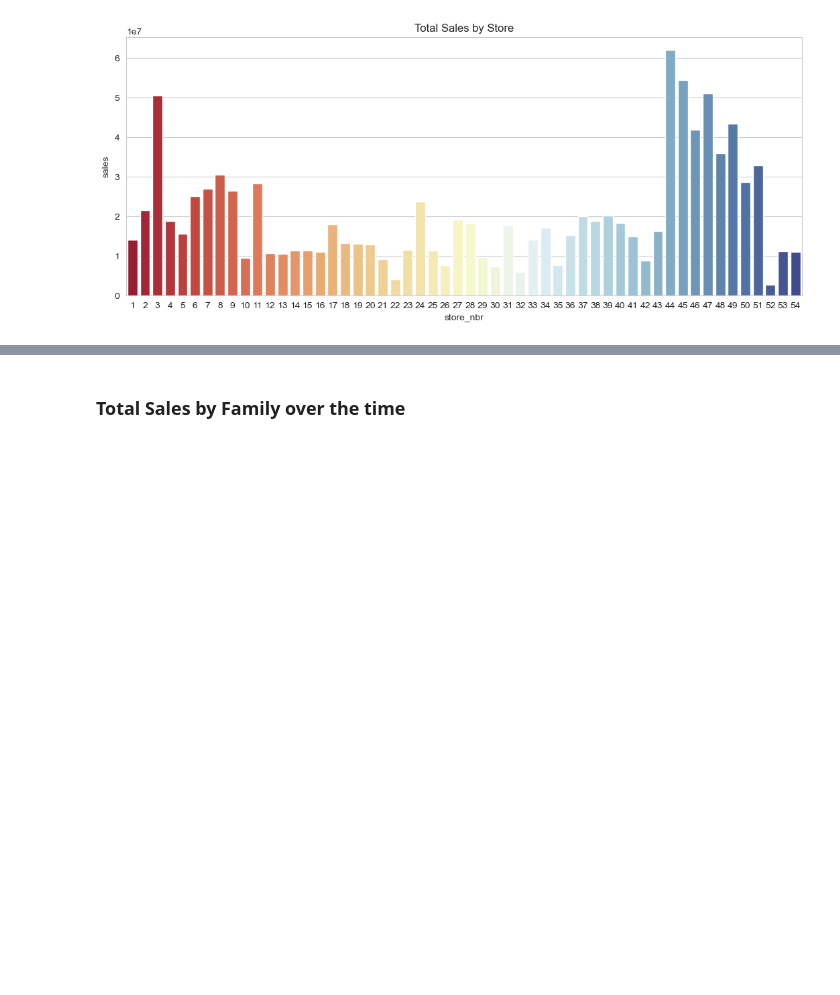
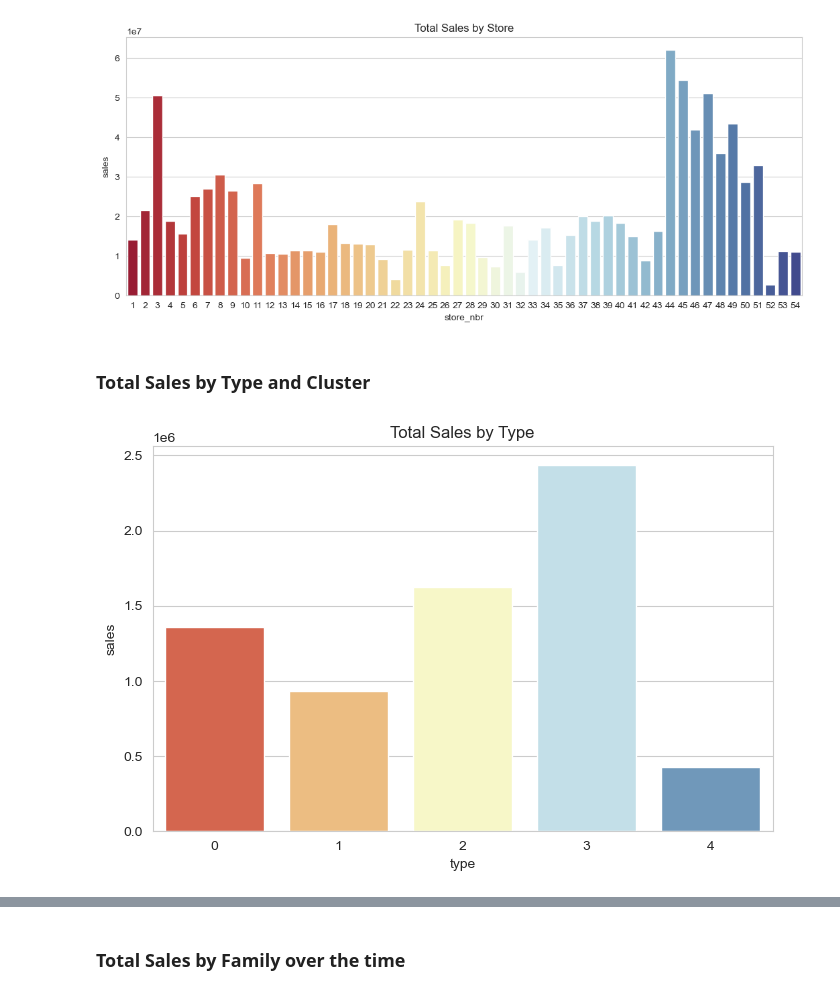
Before and after one commit to Hailey-cloud/Final-Project-Machine-Learning, a Jupyter notebook: Store_Sales_ML4.ipynb, the cells around one changed output, grey strips where cells are left out. Saved outputs shown, nothing was run; the diff lists cells and outputs as text; code cells hidden in the pictures; blank space fills up the shorter version.

Commit message:
Add plots extra

```diff
--- a/Store_Sales_ML4.ipynb
+++ b/Store_Sales_ML4.ipynb
@@ -319,3 +319,16 @@ plt.title("Total Sales by Store")
 plt.show()
 # %% [output]
 [figure]
+# %% [markdown]
+### Total Sales by Type and Cluster
+# %%
+# Grouping by Type
+store_sales = train.groupby('type')[['sales']].sum()
+
+# Barplot from total sales by type
+plt.figure(figsize=(8,5))
+sb.barplot(data=store_sales, y='sales', x='type', palette='RdYlBu')
+plt.title("Total Sales by Type")
+plt.show()
+# %% [output]
+[figure, added]
```
Also changed, not shown: parts of 1 cell of this notebook.
